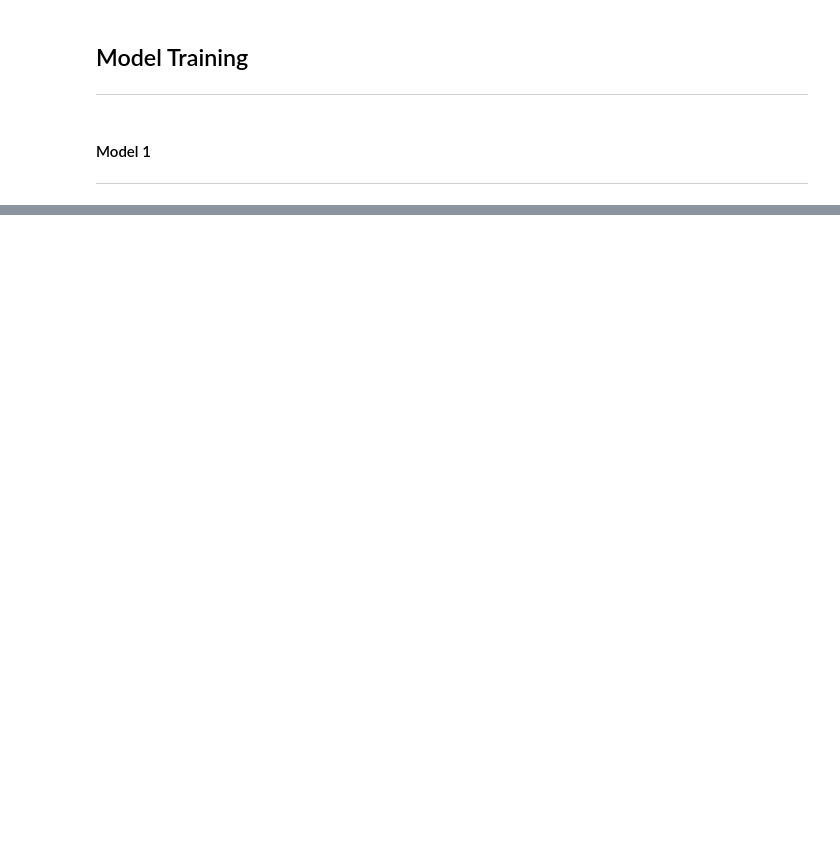
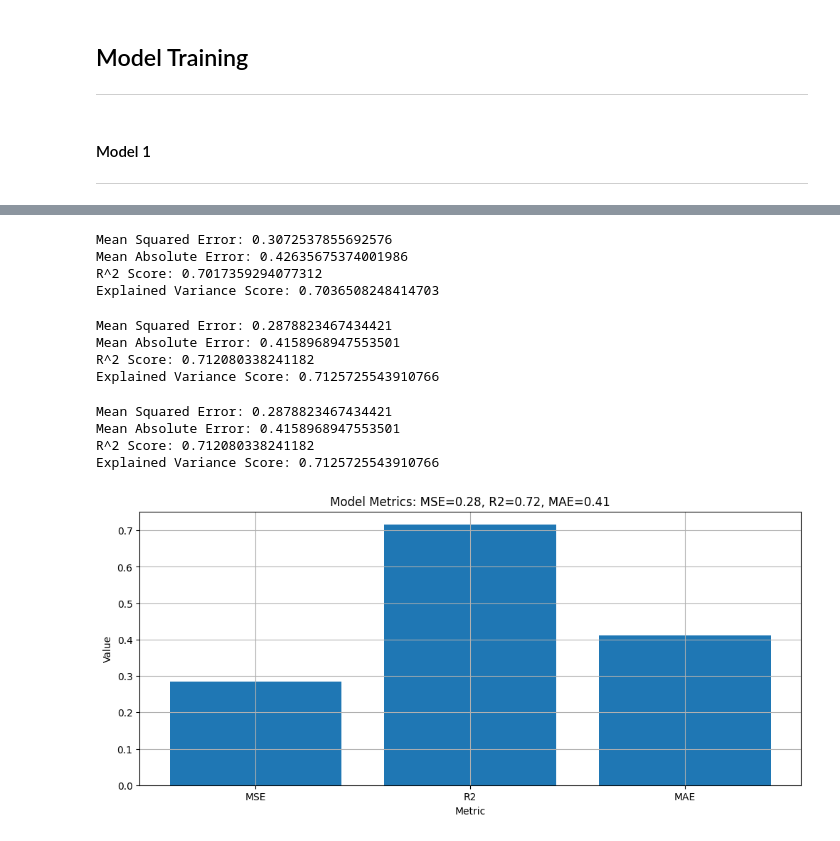
Before and after one commit to oscar-dev19/ZillowProject, a Jupyter notebook: Notebooks/Zillow_Training.ipynb, the cells around one changed output, grey strips where cells are left out. Saved outputs shown, nothing was run; the diff lists cells and outputs as text; code cells hidden in the pictures; blank space fills up the shorter version.

Commit message:
trained linear regression models on ca rent

```diff
--- a/Notebooks/Zillow_Training.ipynb
+++ b/Notebooks/Zillow_Training.ipynb
@@ -14,3 +32,8 @@ zillow_ca_rental_training_data_1 = f'{ZILLOW_TRAINING_DATA_ROOT}ca_rental_traini
+# %%
+import pandas as pd
+
+TRAINING_DATA_ROOT_DIR='../data/training_data/'
+ca_rent_training_set_1 = pd.read_feather(f'{TRAINING_DATA_ROOT_DIR}ca_rent_training_data_1.ft')
 # %% [markdown]
 ## Model Training
 ---
@@ -139,0 +197,2 @@ print_model_metrics(model=rent_model_1,x_test=X,y_test=y)
+# %%
+prpped_ca_rent_training_data_1 = preprocess_data(ca_rent_training_set_1)
@@ -139,0 +204,28 @@ print_model_metrics(model=rent_model_1,x_test=X,y_test=y)
+# %%
+from sklearn.model_selection import train_test_split
+
+X = prpped_ca_rent_training_data_1.drop('rent', axis=1)
+y = prpped_ca_rent_training_data_1['rent']
+
+X_train, X_test, y_train, y_test = train_test_split(X, y, test_size=0.2, random_state=42)
+
+# Train the model
+lr_ca_rent_model_1 = train_linear_regression(X_train, y_train)
+
+# Print model statistics
+print_model_metrics(lr_ca_rent_model_1, X_test, y_test)
+# %% [output]
+Mean Squared Error: 0.3072537855692576
+Mean Absolute Error: 0.42635675374001986
+R^2 Score: 0.7017359294077312
+Explained Variance Score: 0.7036508248414703
+# %%
+X_train, X_test, y_train, y_test = train_test_split(X, y, test_size=0.5, random_state=42)
+lr_ca_rent_model_2 = train_linear_regression(X_train,y_train)
+
+print_model_metrics(lr_ca_rent_model_2, X_test,y_test)
+# %% [output]
+Mean Squared Error: 0.2878823467434421
+Mean Absolute Error: 0.4158968947553501
+R^2 Score: 0.712080338241182
+Explained Variance Score: 0.7125725543910766
@@ -139,0 +235,40 @@ print_model_metrics(model=rent_model_1,x_test=X,y_test=y)
+# %%
+print_model_metrics(ens_lr_ca_rent_model,X_test,y_test)
+# %% [output]
+Mean Squared Error: 0.2878823467434421
+Mean Absolute Error: 0.4158968947553501
+R^2 Score: 0.712080338241182
+Explained Variance Score: 0.7125725543910766
+# %%
+import matplotlib.pyplot as plt
+def display_model_metrics_as_bar(model, X_test, y_test):
+    """
+    Displays the metrics of a model as a bar graph, including MSE, R2, and MAE.
+
+    Parameters:
+    - model: The model to evaluate.
+    - X_test: The test features.
+    - y_test: The test target.
+    """
+    from sklearn.metrics import mean_squared_error, r2_score, mean_absolute_error
+
+    # Predictions
+    y_pred = model.predict(X_test)
+
+    # Metrics
+    mse = mean_squared_error(y_test, y_pred)
+    r2 = r2_score(y_test, y_pred)
+    mae = mean_absolute_error(y_test, y_pred)
+
+    # Plotting
+    plt.figure(figsize=(12, 5))  # Adjusted figure size to accommodate three metrics
+    plt.bar(['MSE', 'R2', 'MAE'], [mse, r2, mae])
+    plt.xlabel('Metric')
+    plt.ylabel('Value')
+    plt.title(f'Model Metrics: MSE={mse:.2f}, R2={r2:.2f}, MAE={mae:.2f}')
+    plt.grid(True)
+    plt.show()
+# %%
+display_model_metrics_as_bar(lr_ca_rent_model_1,X_test,y_test)
+# %% [output]
+[figure, added]
```
Also changed, not shown: parts of 18 cells of this notebook, 16 other files.
